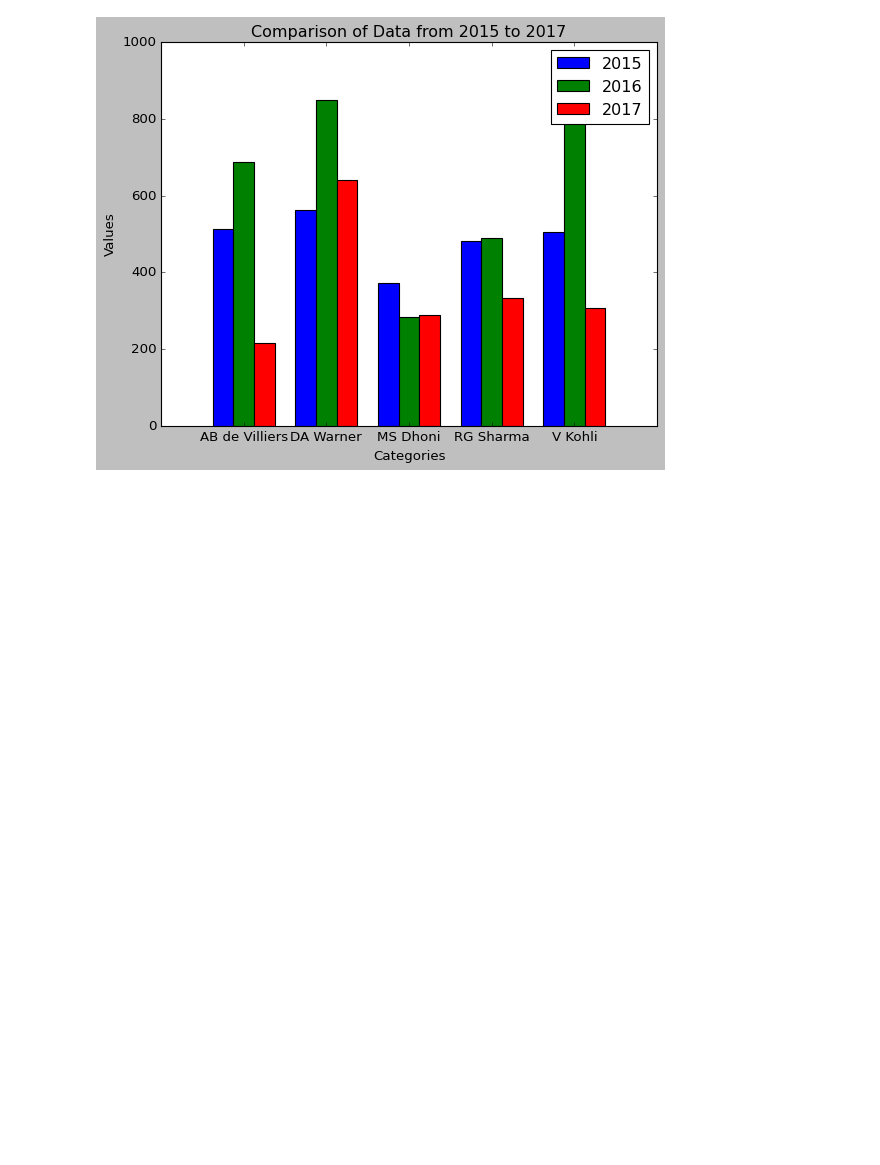
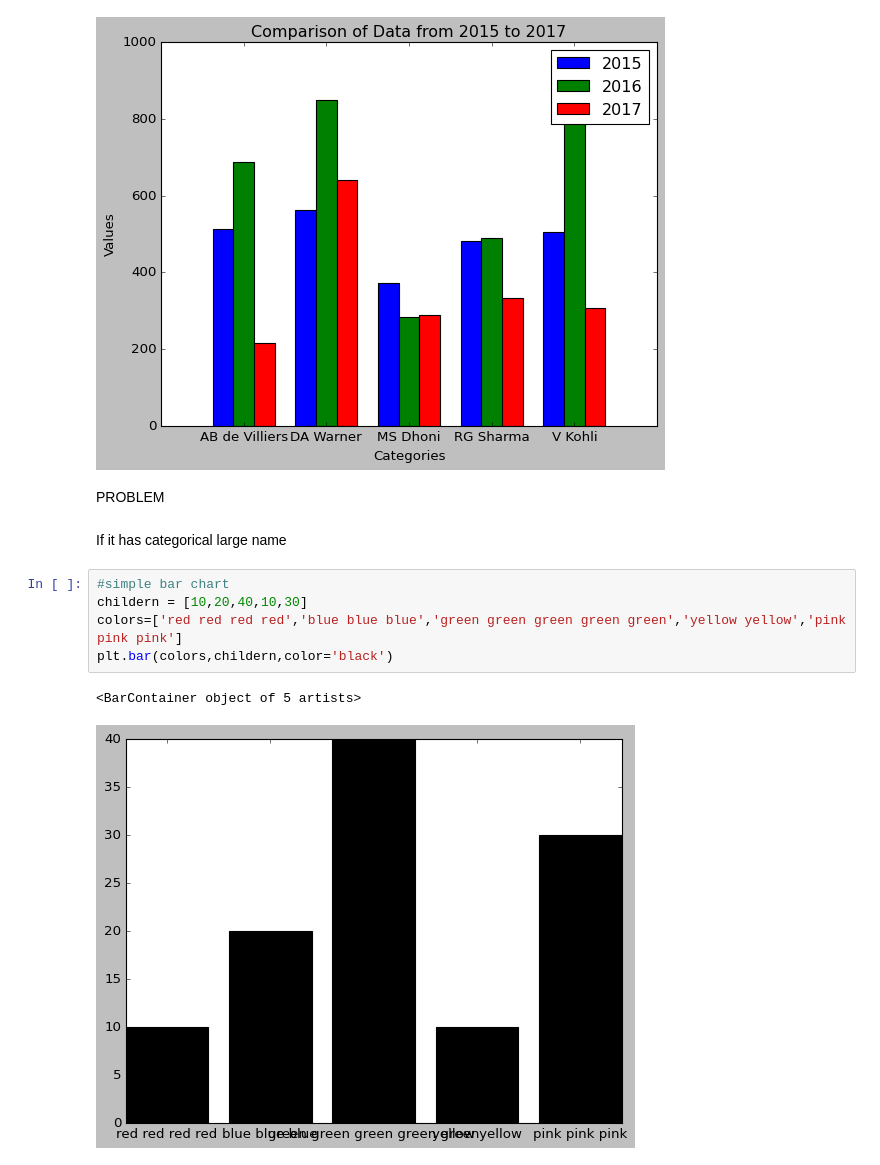
Before and after one commit to sseal2004/Machine-Learning-Full-Course, a Jupyter notebook: Python Library/MatplotLib/BarChart.ipynb, the cells around one changed output. Saved outputs shown, nothing was run; the diff lists cells and outputs as text; blank space fills up the shorter version.

```diff
--- a/Python Library/MatplotLib/BarChart.ipynb
+++ b/Python Library/MatplotLib/BarChart.ipynb
@@ -72,3 +72,15 @@ plt.legend()
 plt.show()
 # %% [output]
 [figure]
+# %% [markdown]
+PROBLEM
+# %% [markdown]
+If it has categorical large name
+# %%
+#simple bar chart
+childern = [10,20,40,10,30]
+colors=['red red red red','blue blue blue','green green green green green','yellow yellow','pink pink pink']
+plt.bar(colors,childern,color='black')
+# %% [output]
+<BarContainer object of 5 artists>
+[figure, added]
```
Also changed, not shown: parts of 4 cells of this notebook, 3 other files.
